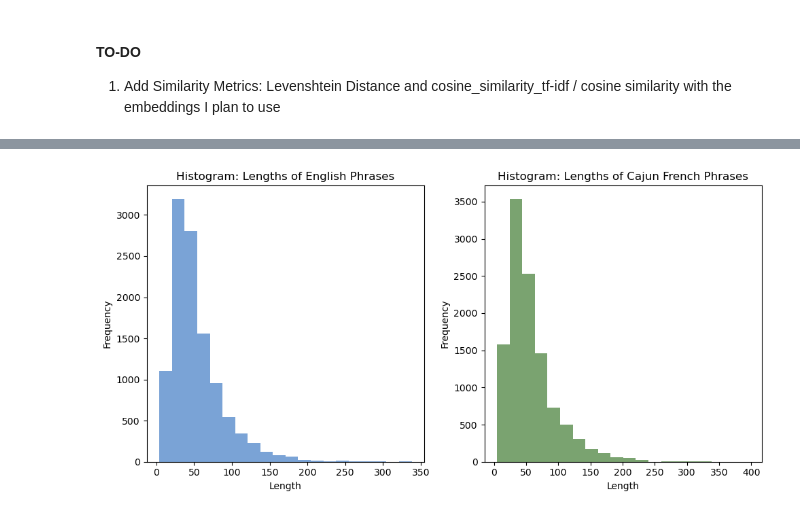
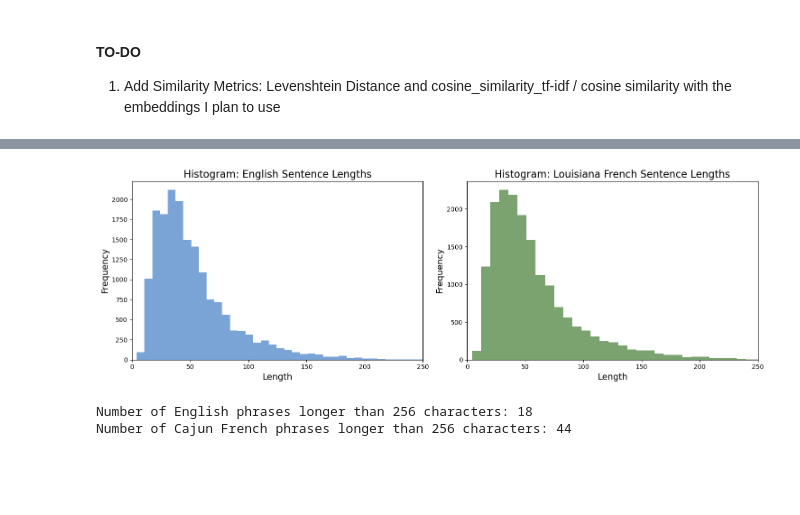
Before and after one commit to c-walls/Cajun-French-Machine-Translation, a Jupyter notebook: Preprocessing-Tools/corpus_analysis.ipynb, the cells around one changed output, grey strips where cells are left out. Cells and saved outputs as stored; diff of their text form; code cells hidden in the pictures; blank space fills up the shorter version.

```diff
--- a/Preprocessing-Tools/corpus_analysis.ipynb
+++ b/Preprocessing-Tools/corpus_analysis.ipynb
@@ -8,12 +8,12 @@ from tqdm import tqdm
 #### TO-DO ####
 1) Add Similarity Metrics: Levenshtein Distance and cosine_similarity_tf-idf / cosine similarity with the embeddings I plan to use
 # %%
-with open('Data/corpus.json', 'r', encoding='utf-8') as file:
+with open('../Data/corpus.json', 'r', encoding='utf-8') as file:
     corpus_data = json.load(file)
 
 data = corpus_data['data']
 df = pd.DataFrame(data)
 
 print(f"Corpus Length: {len(df)}")
-df.head(10).style.hide(axis='index')
+df.sample(10).style.hide(axis='index').set_table_styles([{'selector': 'th', 'props': [('text-align', 'center')]}]).set_properties(**{'text-align': 'left'})
 # %% [output]
@@ -77,19 +119,30 @@ Total characters in Cajun French: 638752
 # %%
-plt.figure(figsize=(10, 5))
+plt.figure(figsize=(15, 5))
 
 plt.subplot(1, 2, 1)
-plt.hist(df['English'].str.len(), bins=20, color='#2266BB', alpha=0.6)
-plt.title('Histogram: Lengths of English Phrases')
-plt.xlabel('Length')
-plt.ylabel('Frequency')
+plt.hist(df['English'].str.len(), bins=50, color='#2266BB', alpha=0.6)
+plt.title('Histogram: English Sentence Lengths', fontsize=16)
+plt.xlabel('Length', fontsize=14)
+plt.ylabel('Frequency', fontsize=14)
+plt.xlim(0, 250)
 
 plt.subplot(1, 2, 2)
-plt.hist(df['Cajun French'].str.len(), bins=20, color='#226611', alpha=0.6)
-plt.title('Histogram: Lengths of Cajun French Phrases')
-plt.xlabel('Length')
-plt.ylabel('Frequency')
+plt.hist(df['Cajun French'].str.len(), bins=50, color='#226611', alpha=0.6)
+plt.title('Histogram: Louisiana French Sentence Lengths', fontsize=16)
+plt.xlabel('Length', fontsize=14)
+plt.ylabel('Frequency', fontsize=14)
+plt.xlim(0, 250)
 
 plt.tight_layout()
 plt.show()
 # %% [output]
-[figure, old version]
+[figure, new version]
+# %%
+long_english_phrases = df['English'].apply(lambda x: len(x) > 256).sum()
+long_cajun_french_phrases = df['Cajun French'].apply(lambda x: len(x) > 256).sum()
+
+print(f"Number of English phrases longer than 256 characters: {long_english_phrases}")
+print(f"Number of Cajun French phrases longer than 256 characters: {long_cajun_french_phrases}")
+# %% [output]
+Number of English phrases longer than 256 characters: 18
+Number of Cajun French phrases longer than 256 characters: 44
```
Also changed, not shown: parts of 9 cells of this notebook, 1 other file.
